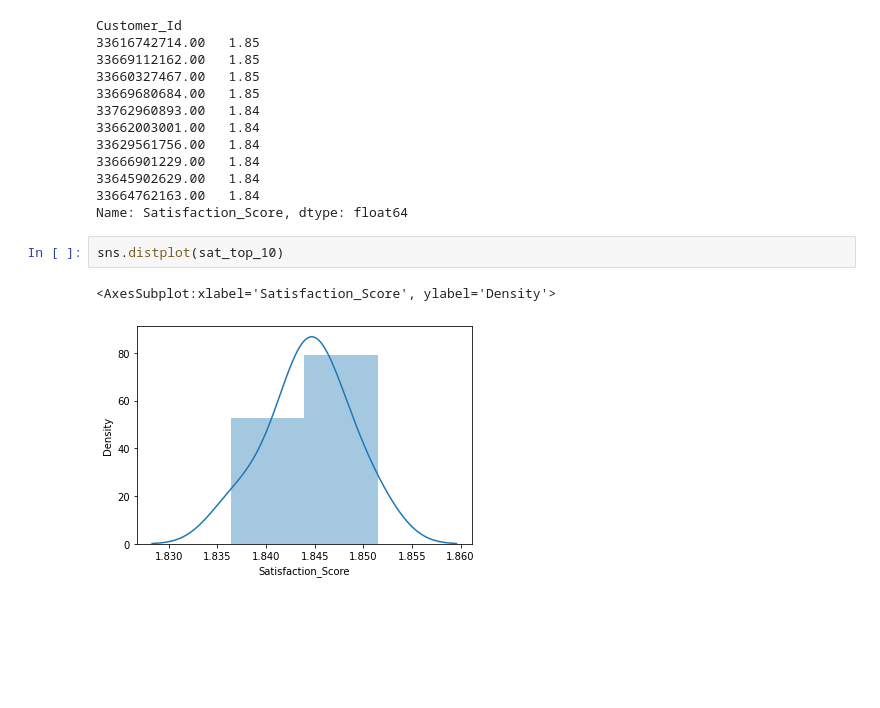
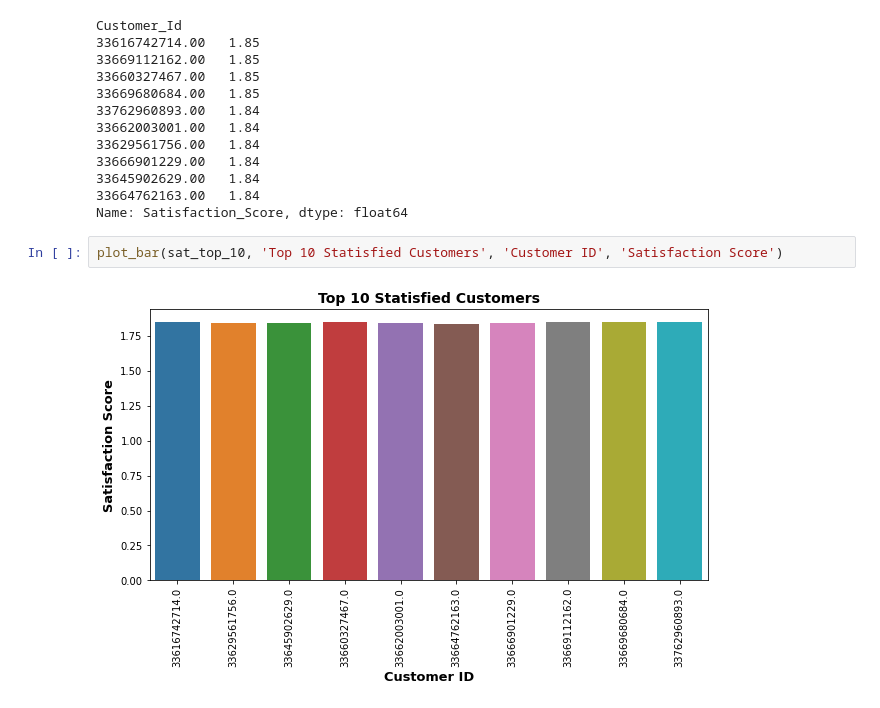
Before and after one commit to bkget/Telecom-Data-Analysis, a Jupyter notebook: notebooks/4.user_satisifaction_analysis.ipynb, the cells around one changed output. Saved outputs shown, nothing was run; the diff lists cells and outputs as text; blank space fills up the shorter version.

Commit message:
Add a bar plot showing top 10 satisified customers

```diff
--- a/notebooks/4.user_satisifaction_analysis.ipynb
+++ b/notebooks/4.user_satisifaction_analysis.ipynb
@@ -209,8 +211,7 @@ Customer_Id
 33645902629.00   1.84
 33664762163.00   1.84
 Name: Satisfaction_Score, dtype: float64
-# %%
-sns.distplot(sat_top_10)
-# %% [output]
-<AxesSubplot:xlabel='Satisfaction_Score', ylabel='Density'>
-[figure, removed]
+# %%
+plot_bar(sat_top_10, 'Top 10 Statisfied Customers', 'Customer ID', 'Satisfaction Score')
+# %% [output]
+[figure, added]
```
Also changed, not shown: parts of 1 cell of this notebook.
